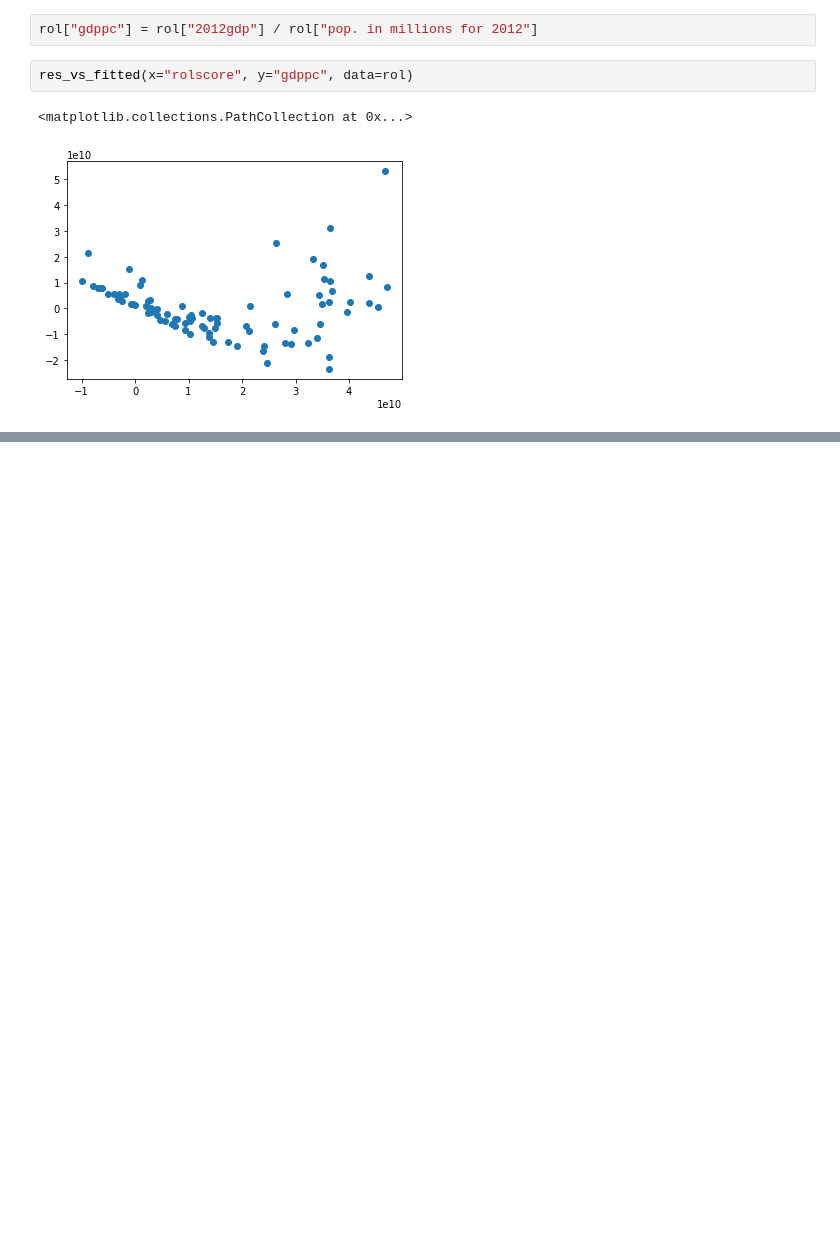
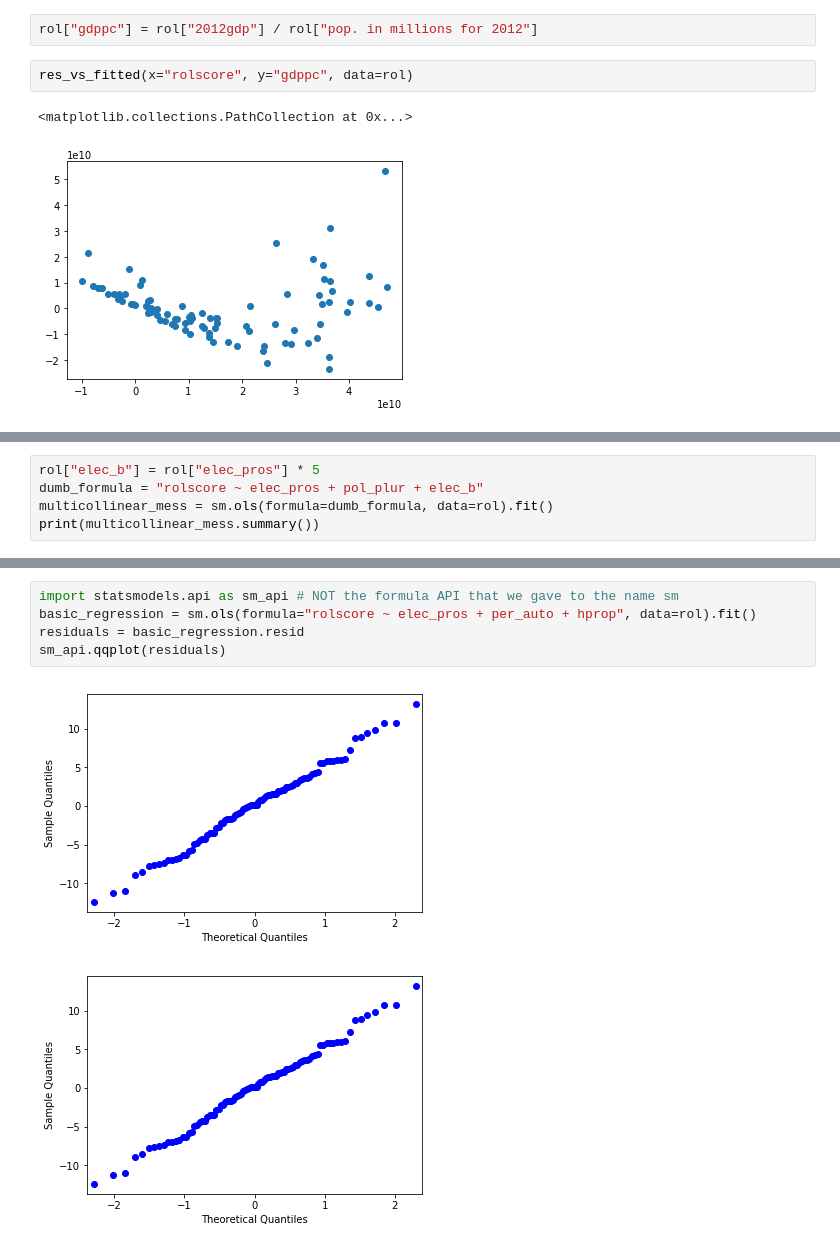
Before and after one commit to paultopia/library_gobbledygook, a Jupyter notebook: lesson_notebooks/regression_problems.ipynb, the cells around one changed output, grey strips where cells are left out. Saved outputs shown, nothing was run; the diff lists cells and outputs as text; blank space fills up the shorter version.

Commit message:
a little more work on regression problems

```diff
--- a/lesson_notebooks/regression_problems.ipynb
+++ b/lesson_notebooks/regression_problems.ipynb
@@ -219,0 +227,5 @@ res_vs_fitted(x="rolscore", y="gdppc", data=rol)
+# %%
+rol["elec_b"] = rol["elec_pros"] * 5
+dumb_formula = "rolscore ~ elec_pros + pol_plur + elec_b"
+multicollinear_mess = sm.ols(formula=dumb_formula, data=rol).fit()
+print(multicollinear_mess.summary())
@@ -219,0 +314,8 @@ res_vs_fitted(x="rolscore", y="gdppc", data=rol)
+# %%
+import statsmodels.api as sm_api # NOT the formula API that we gave to the name sm
+basic_regression = sm.ols(formula="rolscore ~ elec_pros + per_auto + hprop", data=rol).fit()
+residuals = basic_regression.resid
+sm_api.qqplot(residuals)
+# %% [output]
+[figure, added]
+[figure, added]
```
Also changed, not shown: parts of 23 cells of this notebook.
